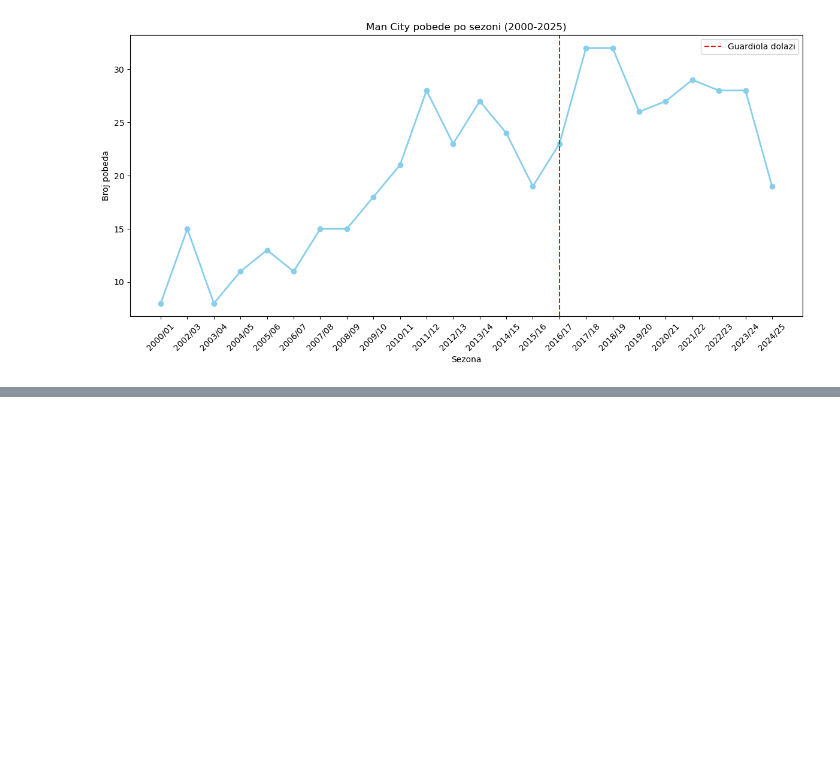
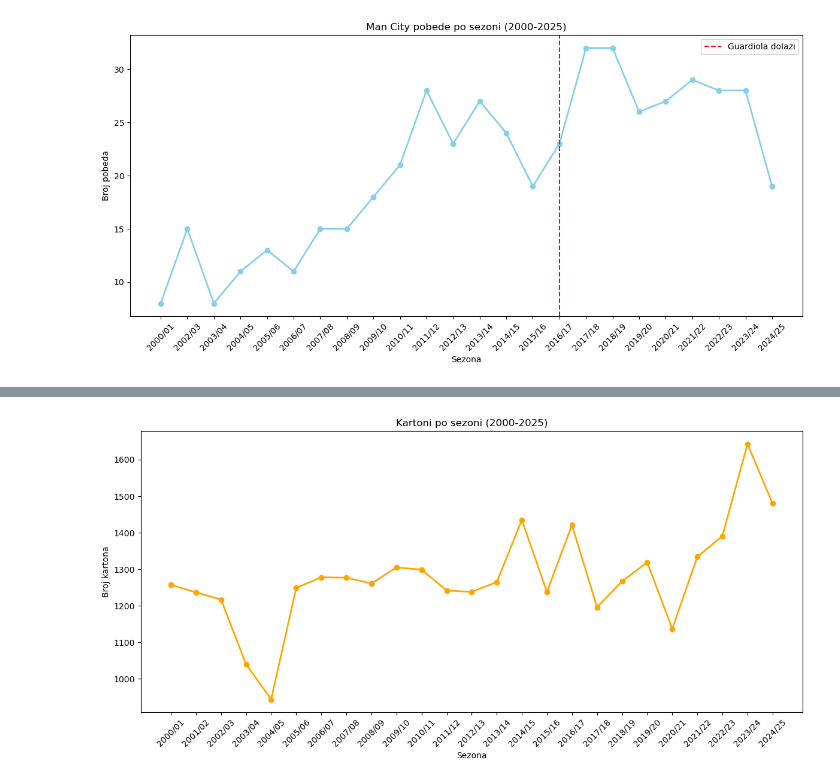
Before and after one commit to aleksamilekicc/premier_league_analysis, a Jupyter notebook: premier_league_analysis.ipynb, the cells around one changed output, grey strips where cells are left out. Cells and saved outputs as stored; diff of their text form; code cells hidden in the pictures; blank space fills up the shorter version.

Commit message:
Add carts per season chart

```diff
--- a/premier_league_analysis.ipynb
+++ b/premier_league_analysis.ipynb
@@ -204,3 +204,8 @@ plt.tight_layout()
 plt.show()
 # %% [output]
 [figure]
+# %%
+kartoni_po_sezoni = (df.groupby('Season')['HomeYellowCards'].sum() +
+df.groupby('Season')['AwayYellowCards'].sum() +
+df.groupby('Season')['HomeRedCards'].sum() +
+df.groupby('Season')['AwayRedCards'].sum())
@@ -206,0 +232,12 @@ plt.show()
+# %%
+plt.figure(figsize=(12, 6))
+plt.plot(kartoni_po_sezoni.index, kartoni_po_sezoni.values,
+         color='orange', linewidth=2, marker='o')
+plt.title('Kartoni po sezoni (2000-2025)')
+plt.xlabel('Sezona')
+plt.ylabel('Broj kartona')
+plt.xticks(rotation=45)
+plt.tight_layout()
+plt.show()
+# %% [output]
+[figure, added]
```
Also changed, not shown: parts of 1 cell of this notebook.
